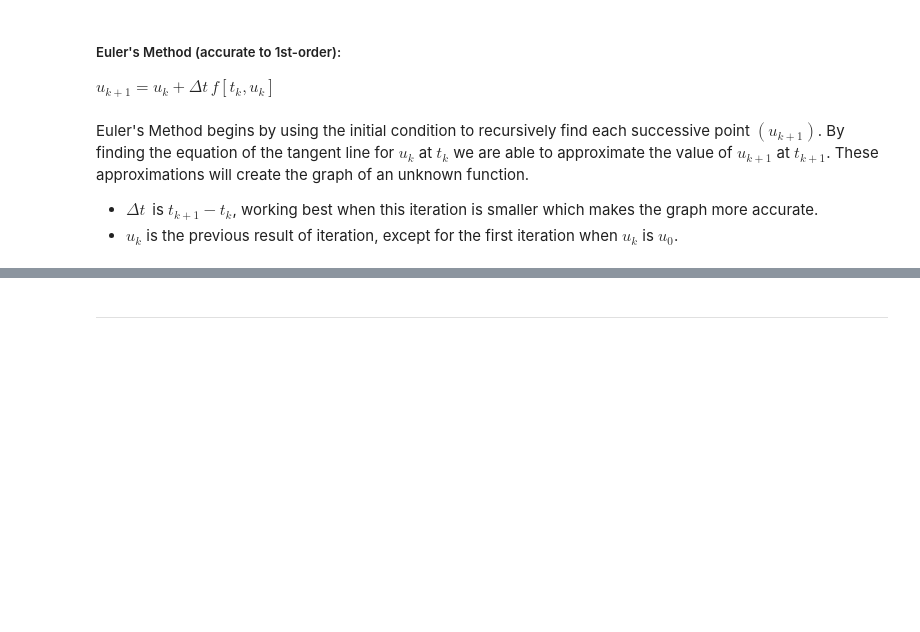
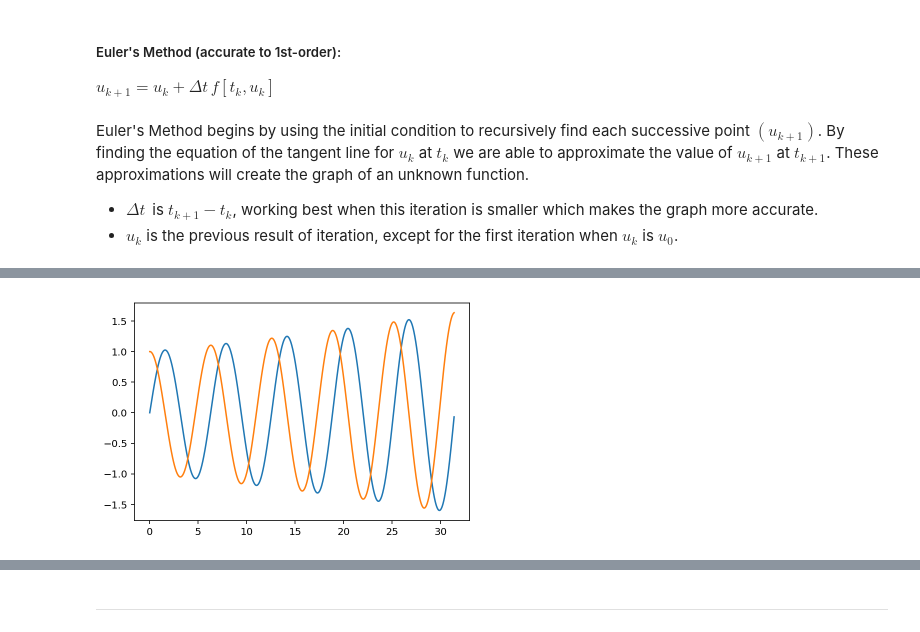
Before and after one commit to chapman-phys220-2018f/cw11-bbb, a Jupyter notebook: cw11.ipynb, the cells around one changed output, grey strips where cells are left out. Saved outputs shown, nothing was run; the diff lists cells and outputs as text; code cells hidden in the pictures; blank space fills up the shorter version.

```diff
--- a/cw11.ipynb
+++ b/cw11.ipynb
@@ -22,3 +24,5 @@ ode.Euler(100)
 # %%
-ode.Euler(1000)
+odes.Euler(1000)
+# %% [output]
+[figure, added]
 # %%
```
Also changed, not shown: parts of 16 cells of this notebook, 1 other file.
